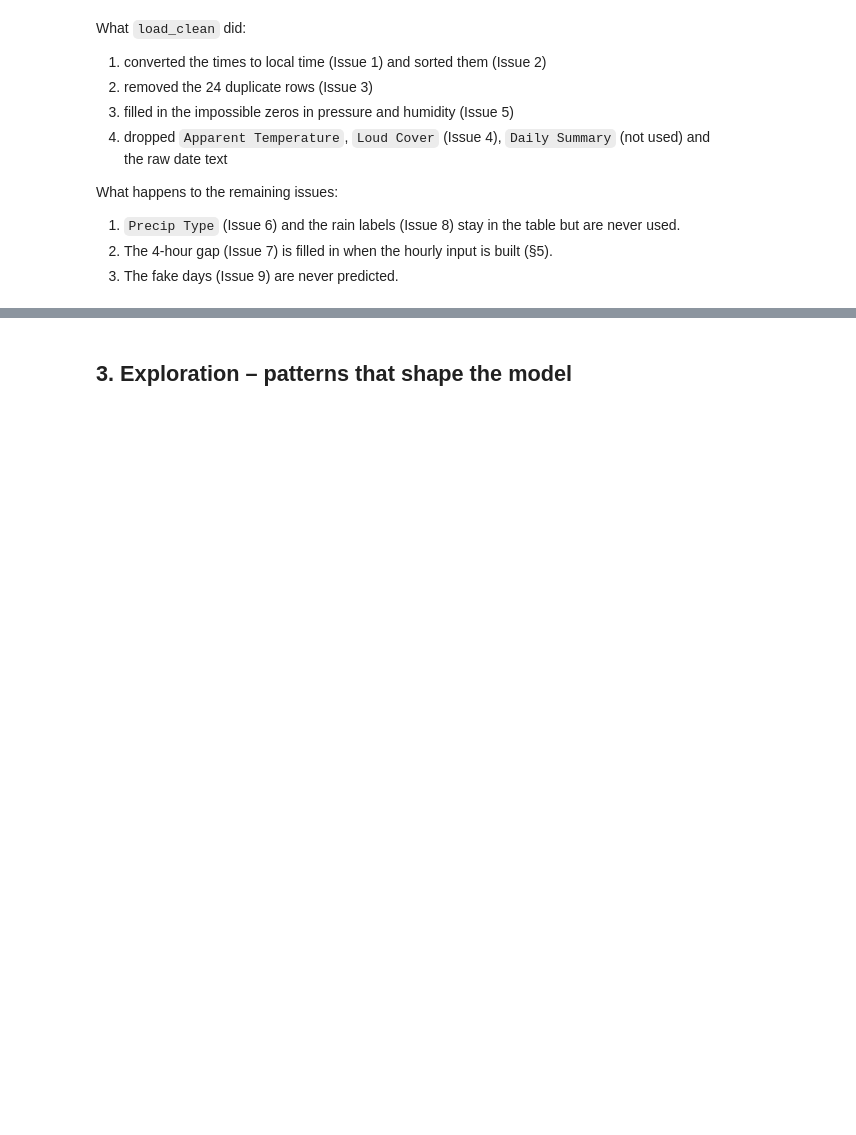
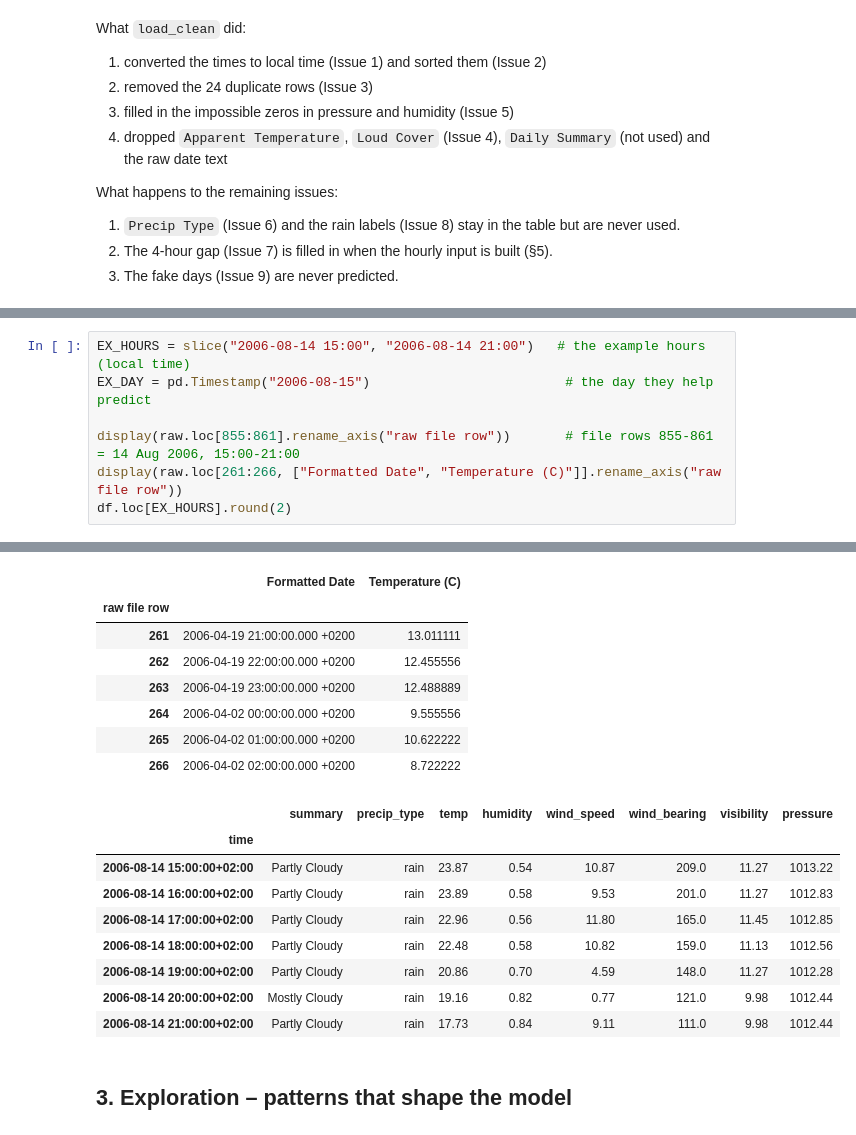
Before and after one commit to kacekk/weather_forecast_DL, a Jupyter notebook: weather_forecast.ipynb, the cells around one changed output, grey strips where cells are left out. Cells and saved outputs as stored; diff of their text form; blank space fills up the shorter version.

```diff
--- a/weather_forecast.ipynb
+++ b/weather_forecast.ipynb
@@ -403,0 +413,8 @@ What happens to the remaining issues:
+# %%
+EX_HOURS = slice("2006-08-14 15:00", "2006-08-14 21:00")   # the example hours (local time)
+EX_DAY = pd.Timestamp("2006-08-15")                         # the day they help predict
+
+display(raw.loc[855:861].rename_axis("raw file row"))       # file rows 855-861 = 14 Aug 2006, 15:00-21:00
+display(raw.loc[261:266, ["Formatted Date", "Temperature (C)"]].rename_axis("raw file row"))
+df.loc[EX_HOURS].round(2)
+# %% [output]
@@ -404,3 +430,20 @@ What happens to the remaining issues:
+|  | Formatted Date | Temperature (C) |
+| raw file row |  |  |
+| 261 | 2006-04-19 21:00:00.000 +0200 | 13.011111 |
+| 262 | 2006-04-19 22:00:00.000 +0200 | 12.455556 |
+| 263 | 2006-04-19 23:00:00.000 +0200 | 12.488889 |
+| 264 | 2006-04-02 00:00:00.000 +0200 | 9.555556 |
+| 265 | 2006-04-02 01:00:00.000 +0200 | 10.622222 |
+| 266 | 2006-04-02 02:00:00.000 +0200 | 8.722222 |
+|  | summary | precip_type | temp | humidity | wind_speed | wind_bearing | visibility | pressure |
+| time |  |  |  |  |  |  |  |  |
+| 2006-08-14 15:00:00+02:00 | Partly Cloudy | rain | 23.87 | 0.54 | 10.87 | 209.0 | 11.27 | 1013.22 |
+| 2006-08-14 16:00:00+02:00 | Partly Cloudy | rain | 23.89 | 0.58 | 9.53 | 201.0 | 11.27 | 1012.83 |
+| 2006-08-14 17:00:00+02:00 | Partly Cloudy | rain | 22.96 | 0.56 | 11.80 | 165.0 | 11.45 | 1012.85 |
+| 2006-08-14 18:00:00+02:00 | Partly Cloudy | rain | 22.48 | 0.58 | 10.82 | 159.0 | 11.13 | 1012.56 |
+| 2006-08-14 19:00:00+02:00 | Partly Cloudy | rain | 20.86 | 0.70 | 4.59 | 148.0 | 11.27 | 1012.28 |
+| 2006-08-14 20:00:00+02:00 | Mostly Cloudy | rain | 19.16 | 0.82 | 0.77 | 121.0 | 9.98 | 1012.44 |
+| 2006-08-14 21:00:00+02:00 | Partly Cloudy | rain | 17.73 | 0.84 | 9.11 | 111.0 | 9.98 | 1012.44 |
 # %% [markdown]
 ## 3. Exploration – patterns that shape the model
 # %%
```
Also changed, not shown: parts of 11 cells of this notebook, 1 other file.
